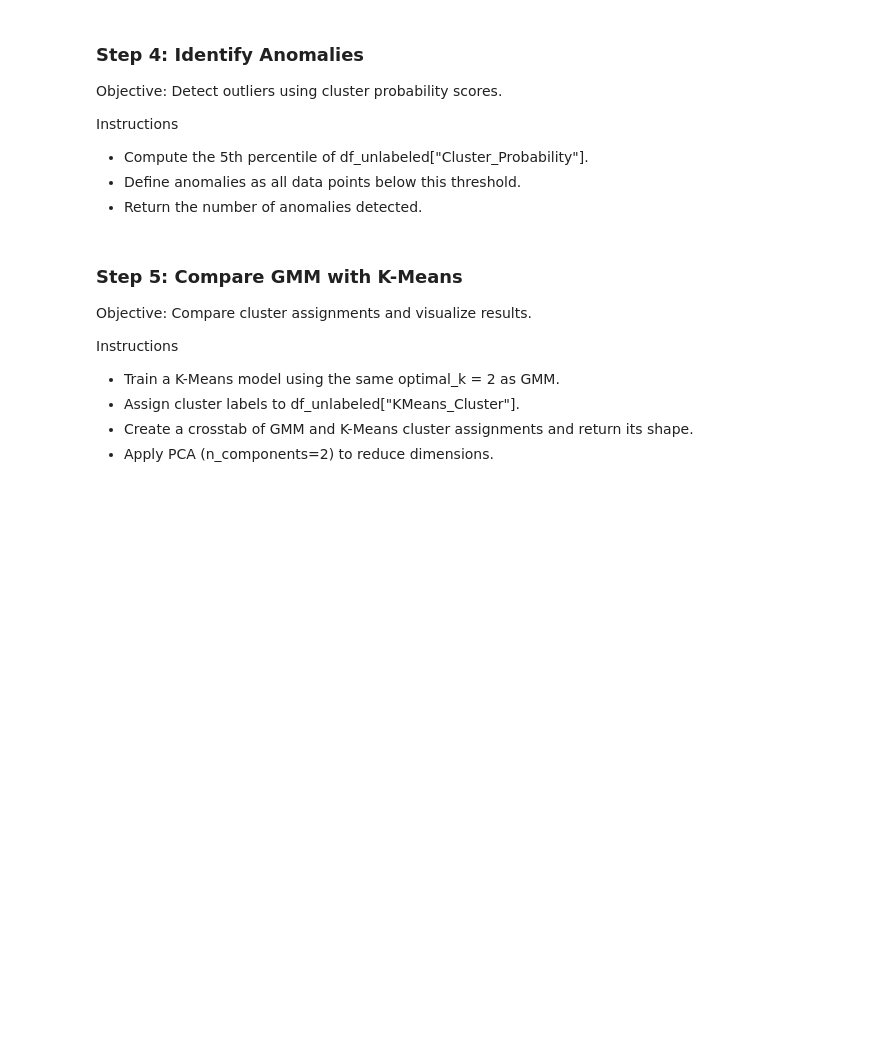
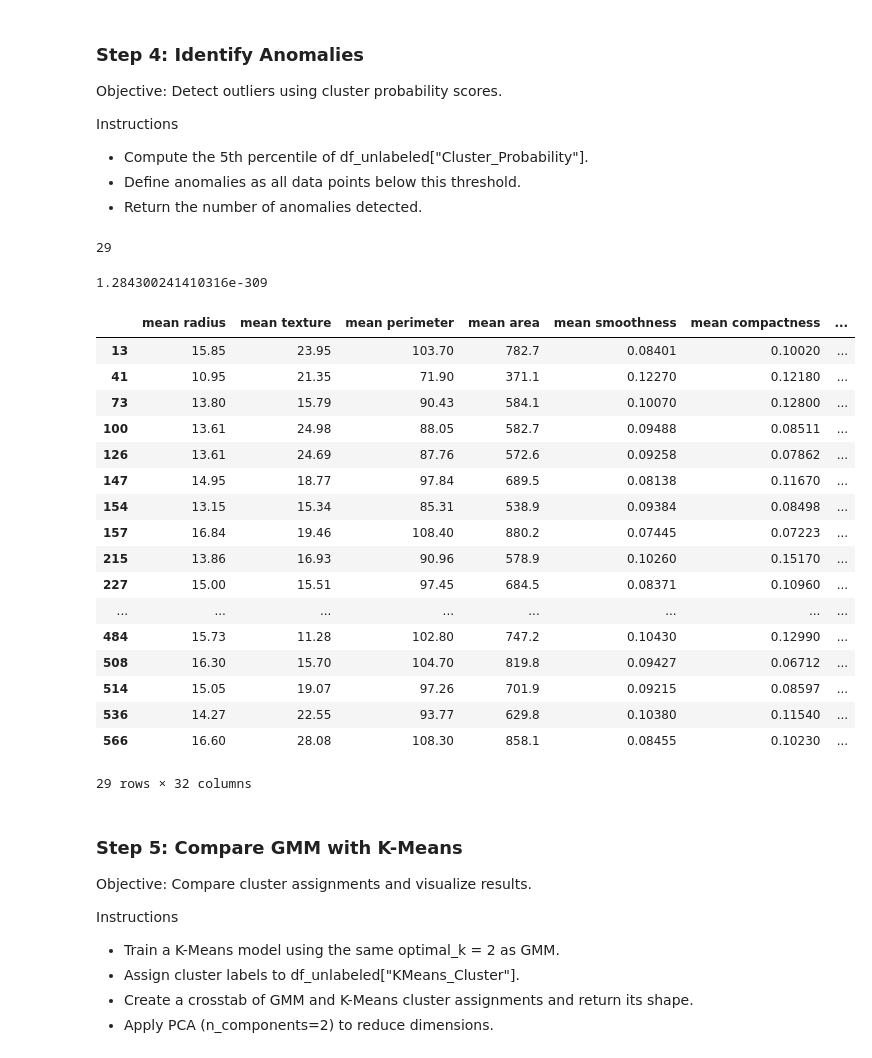
Before and after one commit to marhas109/ds08_all, a Jupyter notebook: mod6_CG_C08_M06.ipynb, the cells around one changed output. Saved outputs shown, nothing was run; the diff lists cells and outputs as text; code cells hidden in the pictures; blank space fills up the shorter version.

```diff
--- a/mod6_CG_C08_M06.ipynb
+++ b/mod6_CG_C08_M06.ipynb
@@ -128,10 +154,39 @@ Instructions
 # CodeGrade step4
 
 # Anomalies
-threshold = None
-anomalies = None
+min_prob = np.min(probs, axis=1)
+threshold = np.percentile(min_prob, 5)
+anomalies = df_unlabeled[min_prob < threshold]
 
 # Number of anomalies
+len(anomalies)
+# %% [output]
+29
+# %%
+threshold
+# %% [output]
+1.284300241410316e-309
+# %%
+anomalies
+# %% [output]
+|  | mean radius | mean texture | mean perimeter | mean area | mean smoothness | mean compactness | ... |
+| 13 | 15.85 | 23.95 | 103.70 | 782.7 | 0.08401 | 0.10020 | ... |
+| 41 | 10.95 | 21.35 | 71.90 | 371.1 | 0.12270 | 0.12180 | ... |
+| 73 | 13.80 | 15.79 | 90.43 | 584.1 | 0.10070 | 0.12800 | ... |
+| 100 | 13.61 | 24.98 | 88.05 | 582.7 | 0.09488 | 0.08511 | ... |
+| 126 | 13.61 | 24.69 | 87.76 | 572.6 | 0.09258 | 0.07862 | ... |
+| 147 | 14.95 | 18.77 | 97.84 | 689.5 | 0.08138 | 0.11670 | ... |
+| 154 | 13.15 | 15.34 | 85.31 | 538.9 | 0.09384 | 0.08498 | ... |
+| 157 | 16.84 | 19.46 | 108.40 | 880.2 | 0.07445 | 0.07223 | ... |
+| 215 | 13.86 | 16.93 | 90.96 | 578.9 | 0.10260 | 0.15170 | ... |
+| 227 | 15.00 | 15.51 | 97.45 | 684.5 | 0.08371 | 0.10960 | ... |
+| ... | ... | ... | ... | ... | ... | ... | ... |
+| 484 | 15.73 | 11.28 | 102.80 | 747.2 | 0.10430 | 0.12990 | ... |
+| 508 | 16.30 | 15.70 | 104.70 | 819.8 | 0.09427 | 0.06712 | ... |
+| 514 | 15.05 | 19.07 | 97.26 | 701.9 | 0.09215 | 0.08597 | ... |
+| 536 | 14.27 | 22.55 | 93.77 | 629.8 | 0.10380 | 0.11540 | ... |
+| 566 | 16.60 | 28.08 | 108.30 | 858.1 | 0.08455 | 0.10230 | ... |
+29 rows × 32 columns
 # %% [markdown]
 ### Step 5: Compare GMM with K-Means
 Objective: Compare cluster assignments and visualize results.
```
Also changed, not shown: parts of 10 cells of this notebook.
